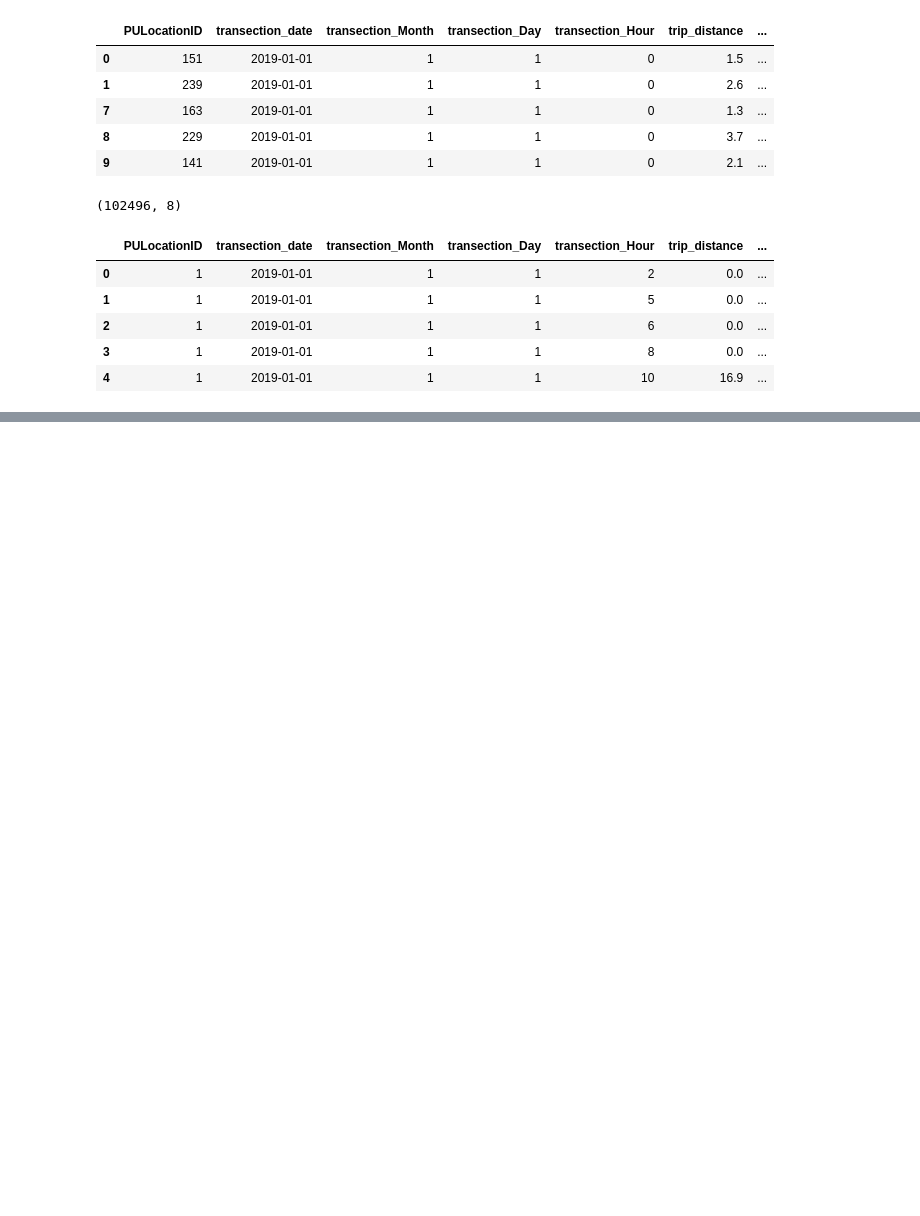
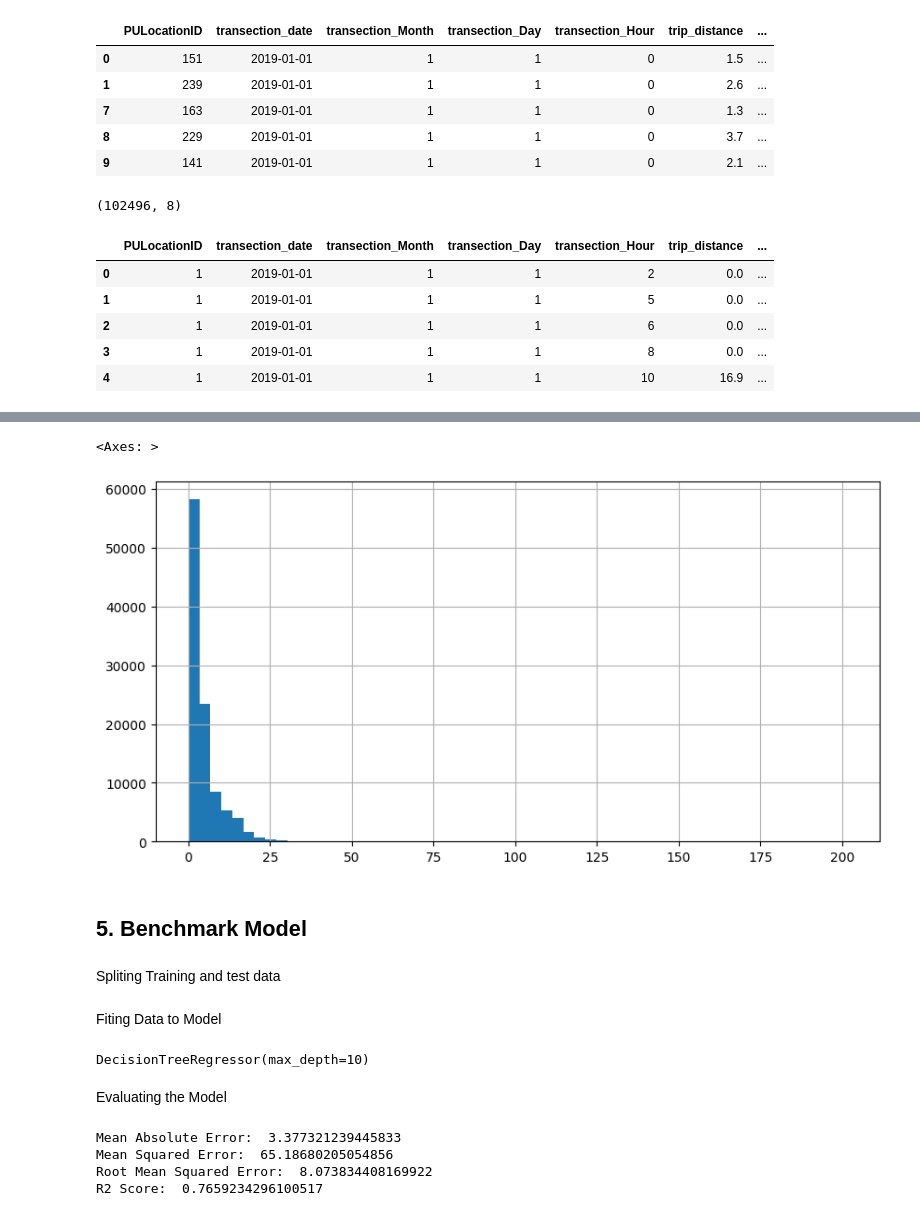
Before and after one commit to umerghafoor/TLC-Trip-Record-Data-Analysis, a Jupyter notebook: main.ipynb, the cells around one changed output, grey strips where cells are left out. Saved outputs shown, nothing was run; the diff lists cells and outputs as text; code cells hidden in the pictures; blank space fills up the shorter version.

```diff
--- a/main.ipynb
+++ b/main.ipynb
@@ -300,0 +304,7 @@ aoifnoifnoieanf
+# %%
+taxi_grouped_by_region['trip_distance'].hist(bins=60, figsize=(10,5))
+# %% [output]
+<Axes: >
+[figure, added]
+# %% [markdown]
+## 5. Benchmark Model
@@ -300,0 +325,2 @@ aoifnoifnoieanf
+# %% [markdown]
+Spliting Training and test data
@@ -300,0 +334,27 @@ aoifnoifnoieanf
+# %% [markdown]
+Fiting Data to Model
+# %%
+
+
+tree = DecisionTreeRegressor(max_depth=10)
+tree.fit(x_train_bench, y_train_bench)
+# %% [output]
+DecisionTreeRegressor(max_depth=10)
+# %% [markdown]
+Evaluating the Model
+# %%
+model_at_hand = tree
+
+y_pred_bench = model_at_hand.predict(x_test_bench)
+
+
+
+print("Mean Absolute Error: ", mean_absolute_error(y_test_bench, y_pred_bench))
+print("Mean Squared Error: ", mean_squared_error(y_test_bench, y_pred_bench))
+print("Root Mean Squared Error: ", sqrt(mean_squared_error(y_test_bench, y_pred_bench)))
+print("R2 Score: ", r2_score(y_test_bench, y_pred_bench))
+# %% [output]
+Mean Absolute Error:  3.377321239445833
+Mean Squared Error:  65.18680205054856
+Root Mean Squared Error:  8.073834408169922
+R2 Score:  0.7659234296100517
```
Also changed, not shown: parts of 45 cells of this notebook.
